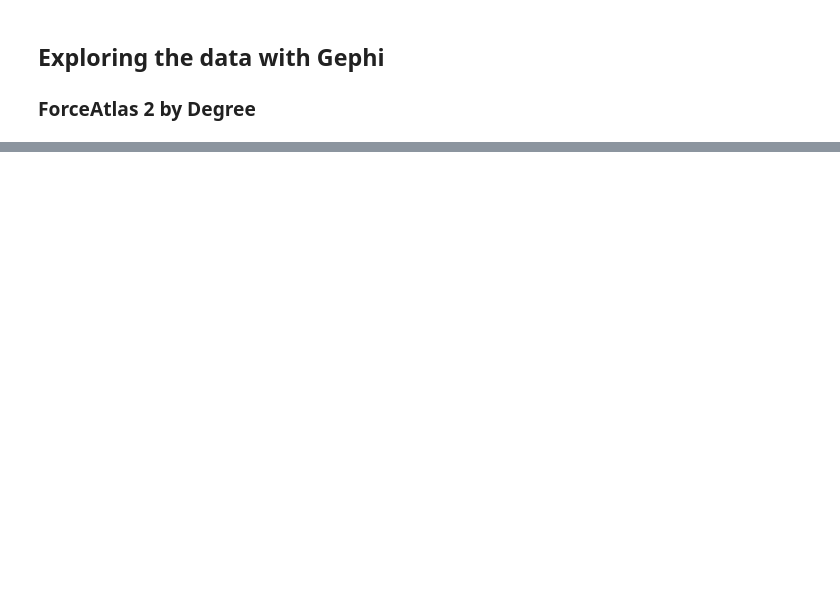
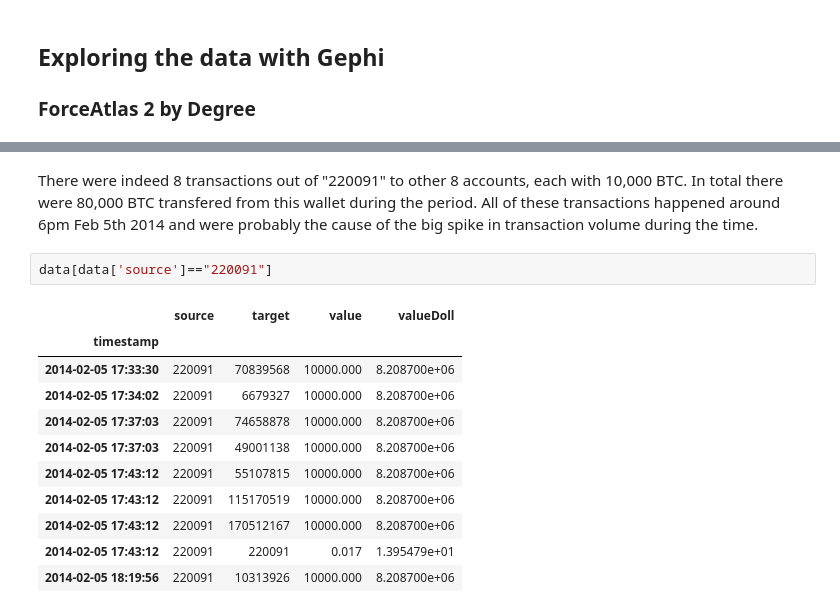
Before and after one commit to HongxiaTang/Mt.Gox, a Jupyter notebook: Viet's code/Project.ipynb, the cells around one changed output, grey strips where cells are left out. Drawn from its saved outputs; the diff is of its cells as text; blank space fills up the shorter version.

```diff
--- a/Viet's code/Project.ipynb
+++ b/Viet's code/Project.ipynb
@@ -133,0 +147,16 @@ From the graph, we can see that with the inclusion of the size effect, the big e
+# %% [markdown]
+There were indeed 8 transactions out of "220091" to other 8 accounts, each with 10,000 BTC. In total there were 80,000 BTC transfered from this wallet during the period. All of these transactions happened around 6pm Feb 5th 2014 and were probably the cause of the big spike in transaction volume during the time.
+# %%
+data[data['source']=="220091"]
+# %% [output]
+|  | source | target | value | valueDoll |
+| timestamp |  |  |  |  |
+| 2014-02-05 17:33:30 | 220091 | 70839568 | 10000.000 | 8.208700e+06 |
+| 2014-02-05 17:34:02 | 220091 | 6679327 | 10000.000 | 8.208700e+06 |
+| 2014-02-05 17:37:03 | 220091 | 74658878 | 10000.000 | 8.208700e+06 |
+| 2014-02-05 17:37:03 | 220091 | 49001138 | 10000.000 | 8.208700e+06 |
+| 2014-02-05 17:43:12 | 220091 | 55107815 | 10000.000 | 8.208700e+06 |
+| 2014-02-05 17:43:12 | 220091 | 115170519 | 10000.000 | 8.208700e+06 |
+| 2014-02-05 17:43:12 | 220091 | 170512167 | 10000.000 | 8.208700e+06 |
+| 2014-02-05 17:43:12 | 220091 | 220091 | 0.017 | 1.395479e+01 |
+| 2014-02-05 18:19:56 | 220091 | 10313926 | 10000.000 | 8.208700e+06 |
```
Also changed, not shown: parts of 14 cells of this notebook.
